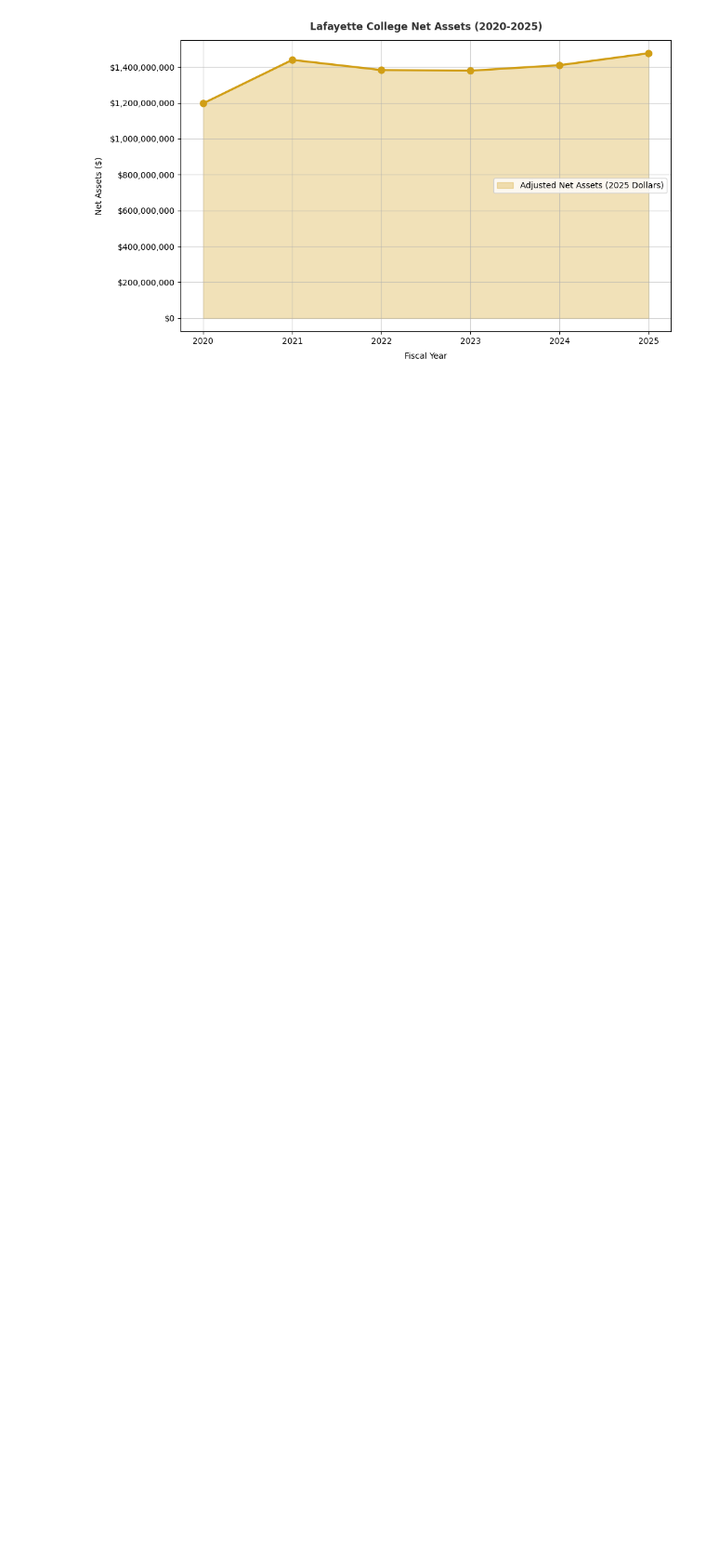
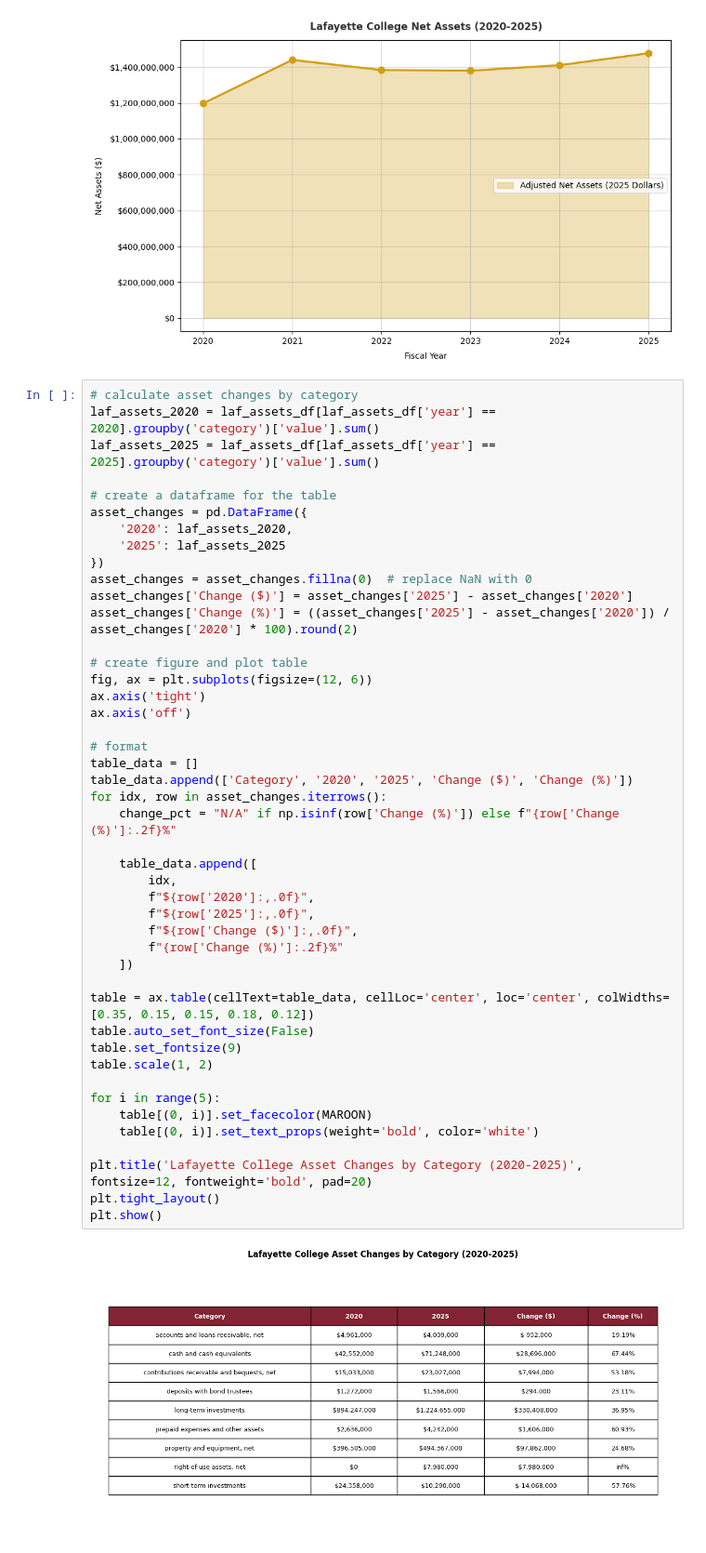
Before and after one commit to duna-akin/college-fiscal-analysis-2026, a Jupyter notebook: main.ipynb, the cells around one changed output. Shown at 93% size. Saved outputs shown, nothing was run; the diff lists cells and outputs as text; blank space fills up the shorter version.

Commit message:
Add assets and liabilities delta table

```diff
--- a/main.ipynb
+++ b/main.ipynb
@@ -98,3 +98,50 @@ plt.tight_layout()
 plt.show()
 # %% [output]
 [figure]
+# %%
+# calculate asset changes by category
+laf_assets_2020 = laf_assets_df[laf_assets_df['year'] == 2020].groupby('category')['value'].sum()
+laf_assets_2025 = laf_assets_df[laf_assets_df['year'] == 2025].groupby('category')['value'].sum()
+
+# create a dataframe for the table
+asset_changes = pd.DataFrame({
+    '2020': laf_assets_2020,
+    '2025': laf_assets_2025
+})
+asset_changes = asset_changes.fillna(0)  # replace NaN with 0
+asset_changes['Change ($)'] = asset_changes['2025'] - asset_changes['2020']
+asset_changes['Change (%)'] = ((asset_changes['2025'] - asset_changes['2020']) / asset_changes['2020'] * 100).round(2)
+
+# create figure and plot table
+fig, ax = plt.subplots(figsize=(12, 6))
+ax.axis('tight')
+ax.axis('off')
+
+# format
+table_data = []
+table_data.append(['Category', '2020', '2025', 'Change ($)', 'Change (%)'])
+for idx, row in asset_changes.iterrows():
+    change_pct = "N/A" if np.isinf(row['Change (%)']) else f"{row['Change (%)']:.2f}%"
+
+    table_data.append([
+        idx,
+        f"${row['2020']:,.0f}",
+        f"${row['2025']:,.0f}",
+        f"${row['Change ($)']:,.0f}",
+        f"{row['Change (%)']:.2f}%"
+    ])
+
+table = ax.table(cellText=table_data, cellLoc='center', loc='center', colWidths=[0.35, 0.15, 0.15, 0.18, 0.12])
+table.auto_set_font_size(False)
+table.set_fontsize(9)
+table.scale(1, 2)
+
+for i in range(5):
+    table[(0, i)].set_facecolor(MAROON)
+    table[(0, i)].set_text_props(weight='bold', color='white')
+
+plt.title('Lafayette College Asset Changes by Category (2020-2025)', fontsize=12, fontweight='bold', pad=20)
+plt.tight_layout()
+plt.show()
+# %% [output]
+[figure, added]
```
Also changed, not shown: parts of 5 cells of this notebook.
